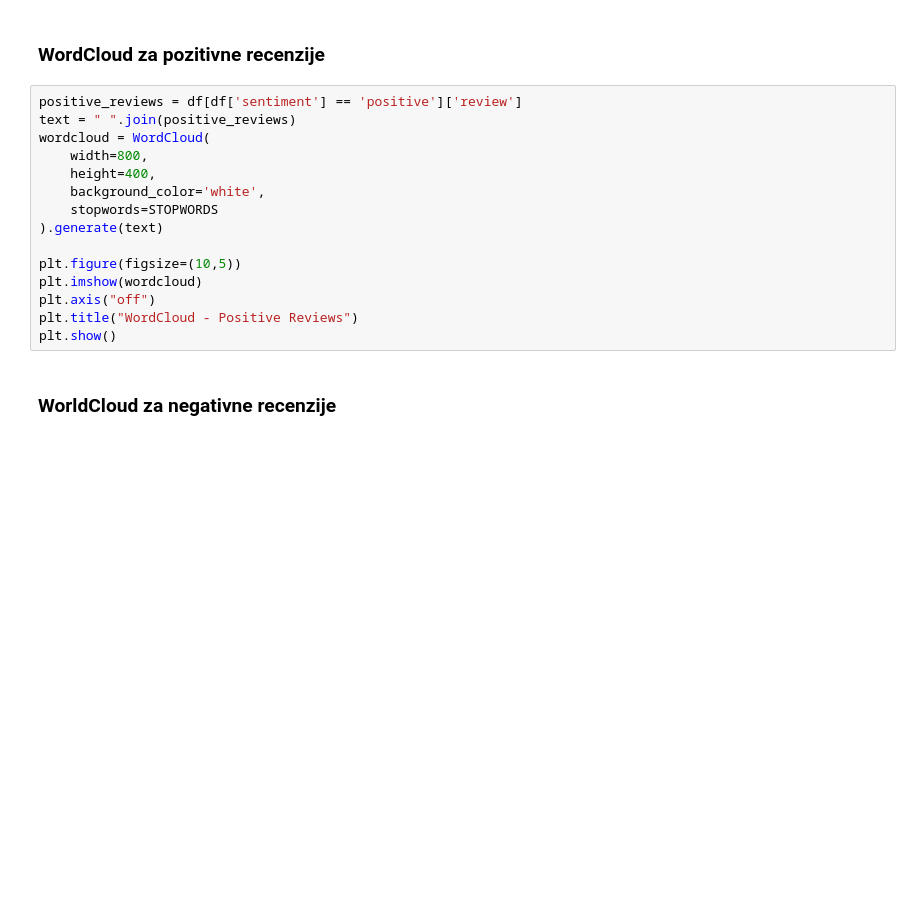
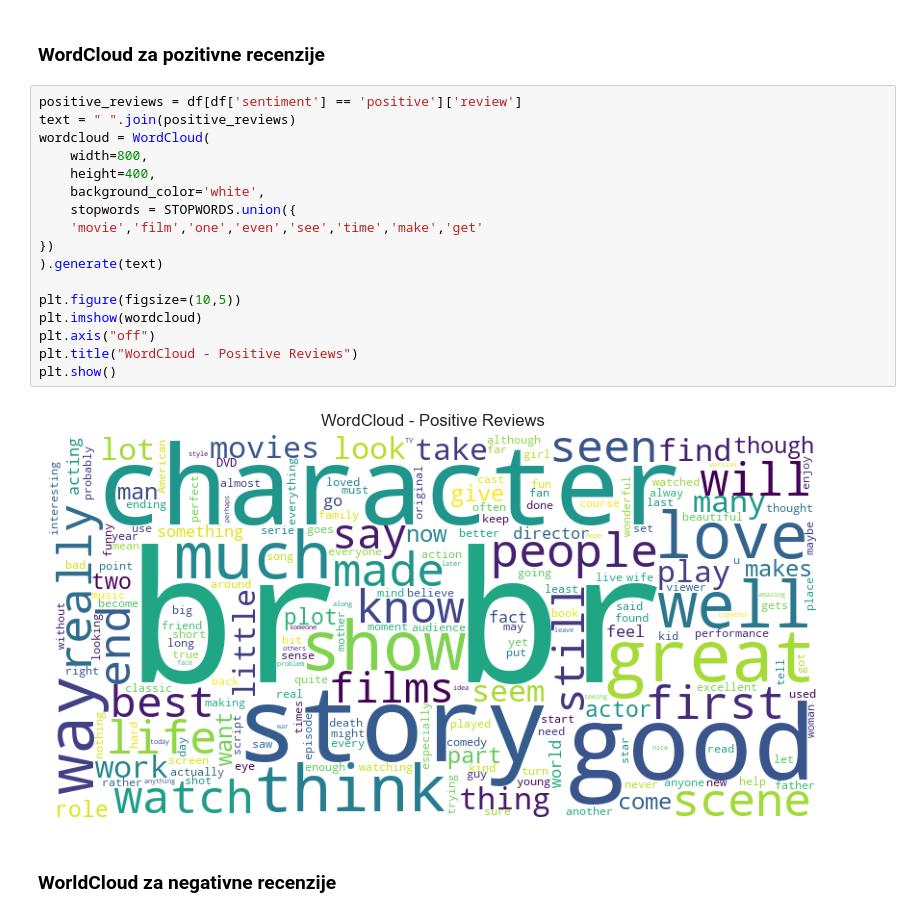
Before and after one commit to MarijaVidovic/MasinskoUcenjeTreciProjekat, a Jupyter notebook: IMDB.ipynb, the cells around one changed output. Cells and saved outputs as stored; diff of their text form; blank space fills up the shorter version.

```diff
--- a/IMDB.ipynb
+++ b/IMDB.ipynb
@@ -135,18 +212,22 @@ U nastavku su prikazani WordCloud grafici za pozitivne i negativne filmske recen
 # %%
 positive_reviews = df[df['sentiment'] == 'positive']['review']
 text = " ".join(positive_reviews)
 wordcloud = WordCloud(
     width=800,
     height=400,
     background_color='white',
-    stopwords=STOPWORDS
+    stopwords = STOPWORDS.union({
+    'movie','film','one','even','see','time','make','get'
+})
 ).generate(text)
 
 plt.figure(figsize=(10,5))
 plt.imshow(wordcloud)
 plt.axis("off")
 plt.title("WordCloud - Positive Reviews")
 plt.show()
+# %% [output]
+[figure, added]
 # %% [markdown]
 ### WorldCloud za negativne recenzije
 # %%
```
Also changed, not shown: parts of 58 cells of this notebook.
